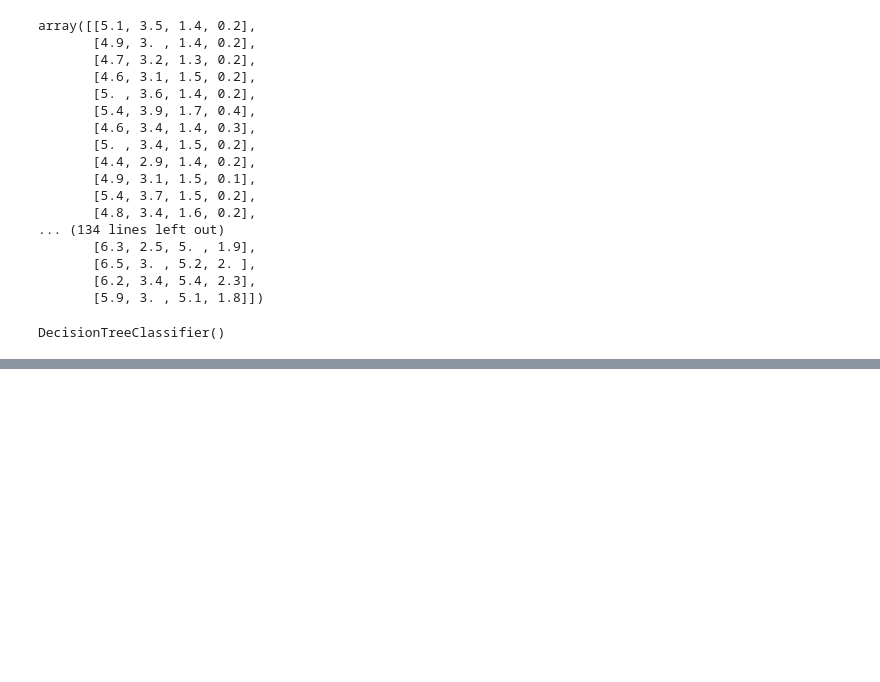
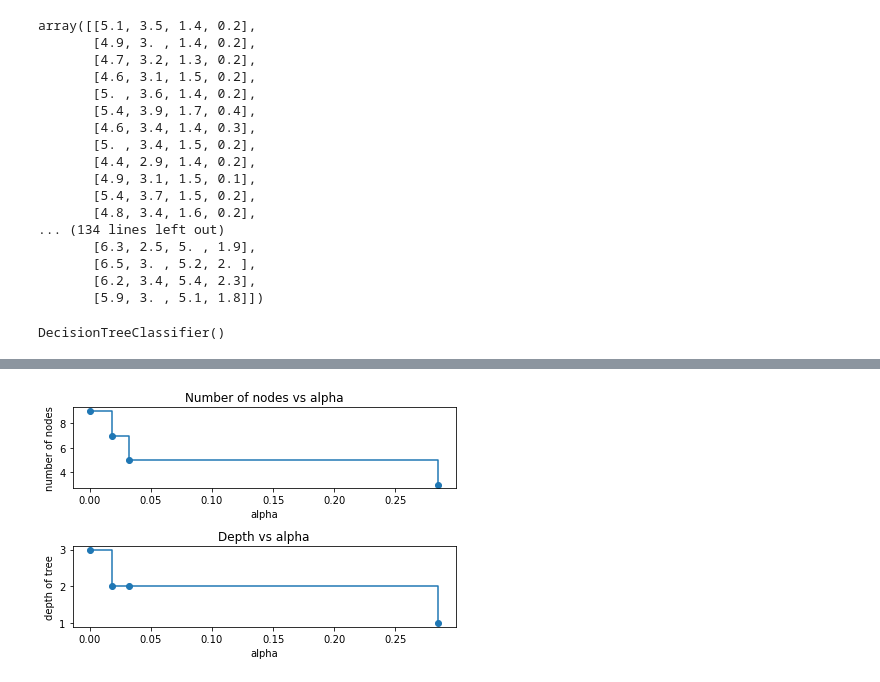
Before and after one commit to sh1lpa/Machine-Learning-Project, a Jupyter notebook: Decision_Tree/post_prunning.ipynb, the cells around one changed output, grey strips where cells are left out. Saved outputs shown, nothing was run; the diff lists cells and outputs as text; code cells hidden in the pictures; blank space fills up the shorter version.

```diff
--- a/Decision_Tree/post_prunning.ipynb
+++ b/Decision_Tree/post_prunning.ipynb
@@ -63,0 +73,3 @@ tree.plot_tree(classifier, filled=True)
+# %%
+path = classifier.cost_complexity_pruning_path(X_train,y_train)
+ccp_alphas, impurities = path.ccp_alphas, path.impurities
@@ -63,0 +93,18 @@ tree.plot_tree(classifier, filled=True)
+# %%
+clfs = clfs[:-1]
+ccp_alphas = ccp_alphas[:-1]
+
+node_counts = [clf.tree_.node_count for clf in clfs]
+depth = [clf.tree_.max_depth for clf in clfs]
+fig, ax = plt.subplots(2, 1)
+ax[0].plot(ccp_alphas, node_counts, marker="o", drawstyle="steps-post")
+ax[0].set_xlabel("alpha")
+ax[0].set_ylabel("number of nodes")
+ax[0].set_title("Number of nodes vs alpha")
+ax[1].plot(ccp_alphas, depth, marker="o", drawstyle="steps-post")
+ax[1].set_xlabel("alpha")
+ax[1].set_ylabel("depth of tree")
+ax[1].set_title("Depth vs alpha")
+fig.tight_layout()
+# %% [output]
+[figure, added]
```
Also changed, not shown: parts of 14 cells of this notebook.
